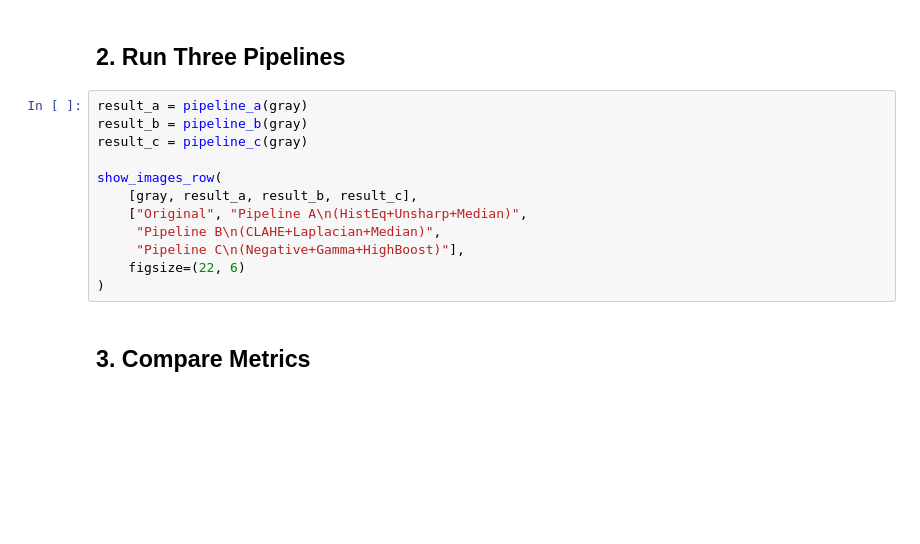
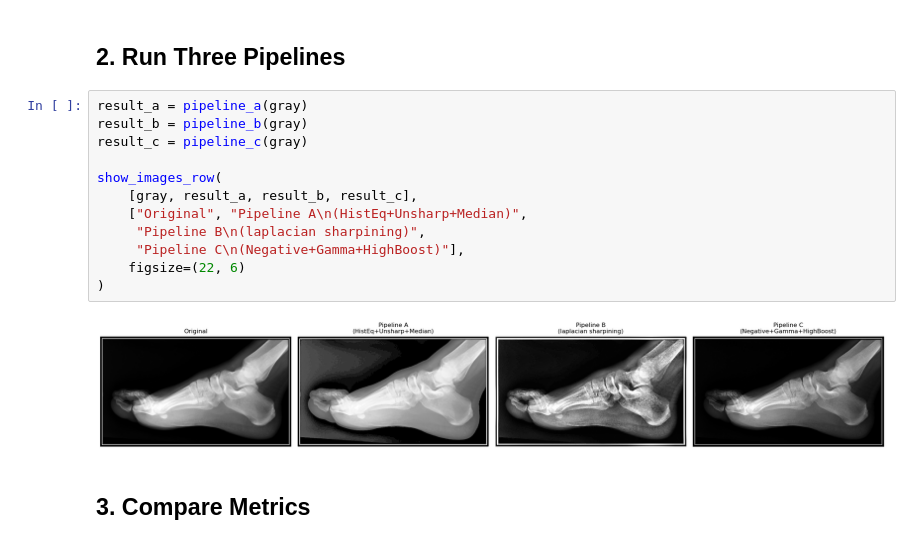
Before and after one commit to ARefaat1/image-processor, a Jupyter notebook: notebooks/test_task2.ipynb, the cells around one changed output. Drawn from its saved outputs; the diff is of its cells as text; blank space fills up the shorter version.

```diff
--- a/notebooks/test_task2.ipynb
+++ b/notebooks/test_task2.ipynb
@@ -27,15 +40,17 @@ show_images_row([gray], ["Original X-Ray"], figsize=(8, 6))
 # %%
 result_a = pipeline_a(gray)
 result_b = pipeline_b(gray)
 result_c = pipeline_c(gray)
 
 show_images_row(
     [gray, result_a, result_b, result_c],
     ["Original", "Pipeline A\n(HistEq+Unsharp+Median)",
-     "Pipeline B\n(CLAHE+Laplacian+Median)",
+     "Pipeline B\n(laplacian sharpining)",
      "Pipeline C\n(Negative+Gamma+HighBoost)"],
     figsize=(22, 6)
 )
+# %% [output]
+[figure, added]
 # %% [markdown]
 ## 3. Compare Metrics
 # %%
```
Also changed, not shown: parts of 5 cells of this notebook, 21 other files.
